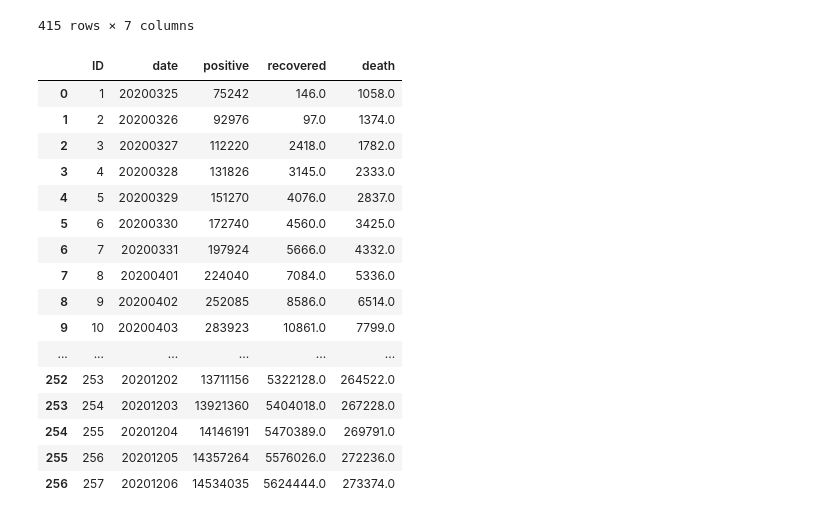
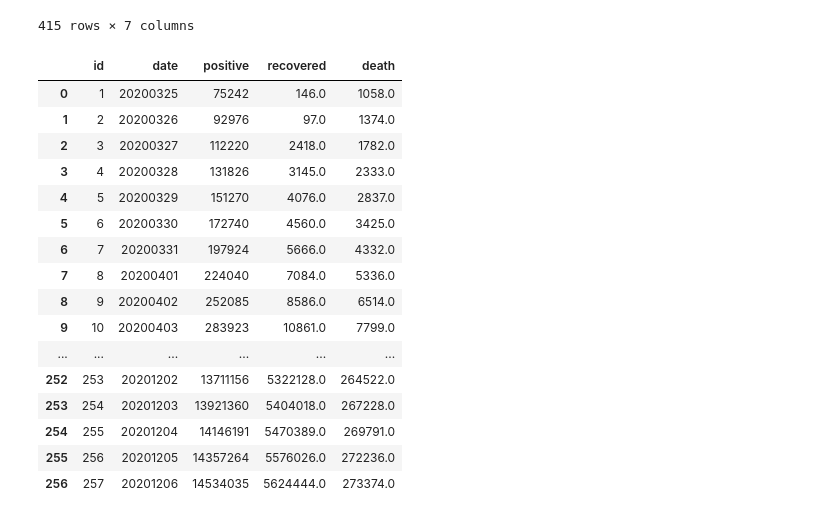
Before and after one commit to ZackRogers/ETL-Project, a Jupyter notebook: ETL_Project.ipynb, the cells around one changed output. Cells and saved outputs as stored; diff of their text form; code cells hidden in the pictures.

```diff
--- a/ETL_Project.ipynb
+++ b/ETL_Project.ipynb
@@ -38,25 +45,27 @@ clean_covid_us_df = clean_covid_us_df.sort_values(by=['positive']).reset_index()
 # %%
 clean_covid_us_df = clean_covid_us_df.drop(['index'], axis=1)
 pd.set_option('display.max_rows', clean_covid_us_df.shape[0]+1)
-# %%
-clean_covid_us_df.insert(0, "ID", clean_covid_us_df.index+1)
-clean_covid_us_df
-# %% [output]
-|  | ID | date | positive | recovered | death |
-| 0 | 1 | 20200325 | 75242 | 146.0 | 1058.0 |
-| 1 | 2 | 20200326 | 92976 | 97.0 | 1374.0 |
-| 2 | 3 | 20200327 | 112220 | 2418.0 | 1782.0 |
-| 3 | 4 | 20200328 | 131826 | 3145.0 | 2333.0 |
-| 4 | 5 | 20200329 | 151270 | 4076.0 | 2837.0 |
-| 5 | 6 | 20200330 | 172740 | 4560.0 | 3425.0 |
-| 6 | 7 | 20200331 | 197924 | 5666.0 | 4332.0 |
-| 7 | 8 | 20200401 | 224040 | 7084.0 | 5336.0 |
-| 8 | 9 | 20200402 | 252085 | 8586.0 | 6514.0 |
-| 9 | 10 | 20200403 | 283923 | 10861.0 | 7799.0 |
-| ... | ... | ... | ... | ... | ... |
-| 252 | 253 | 20201202 | 13711156 | 5322128.0 | 264522.0 |
-| 253 | 254 | 20201203 | 13921360 | 5404018.0 | 267228.0 |
-| 254 | 255 | 20201204 | 14146191 | 5470389.0 | 269791.0 |
-| 255 | 256 | 20201205 | 14357264 | 5576026.0 | 272236.0 |
-| 256 | 257 | 20201206 | 14534035 | 5624444.0 | 273374.0 |
+# %%
+# add 'ID' column to serve as primary key in our postgres database
+
+clean_covid_us_df.insert(0, "id", clean_covid_us_df.index+1)
+clean_covid_us_df
+# %% [output]
+|  | id | date | positive | recovered | death |
+| 0 | 1 | 20200325 | 75242 | 146.0 | 1058.0 |
+| 1 | 2 | 20200326 | 92976 | 97.0 | 1374.0 |
+| 2 | 3 | 20200327 | 112220 | 2418.0 | 1782.0 |
+| 3 | 4 | 20200328 | 131826 | 3145.0 | 2333.0 |
+| 4 | 5 | 20200329 | 151270 | 4076.0 | 2837.0 |
+| 5 | 6 | 20200330 | 172740 | 4560.0 | 3425.0 |
+| 6 | 7 | 20200331 | 197924 | 5666.0 | 4332.0 |
+| 7 | 8 | 20200401 | 224040 | 7084.0 | 5336.0 |
+| 8 | 9 | 20200402 | 252085 | 8586.0 | 6514.0 |
+| 9 | 10 | 20200403 | 283923 | 10861.0 | 7799.0 |
+| ... | ... | ... | ... | ... | ... |
+| 252 | 253 | 20201202 | 13711156 | 5322128.0 | 264522.0 |
+| 253 | 254 | 20201203 | 13921360 | 5404018.0 | 267228.0 |
+| 254 | 255 | 20201204 | 14146191 | 5470389.0 | 269791.0 |
+| 255 | 256 | 20201205 | 14357264 | 5576026.0 | 272236.0 |
+| 256 | 257 | 20201206 | 14534035 | 5624444.0 | 273374.0 |
 # %%
```
Also changed, not shown: parts of 12 cells of this notebook, 1 other file.
